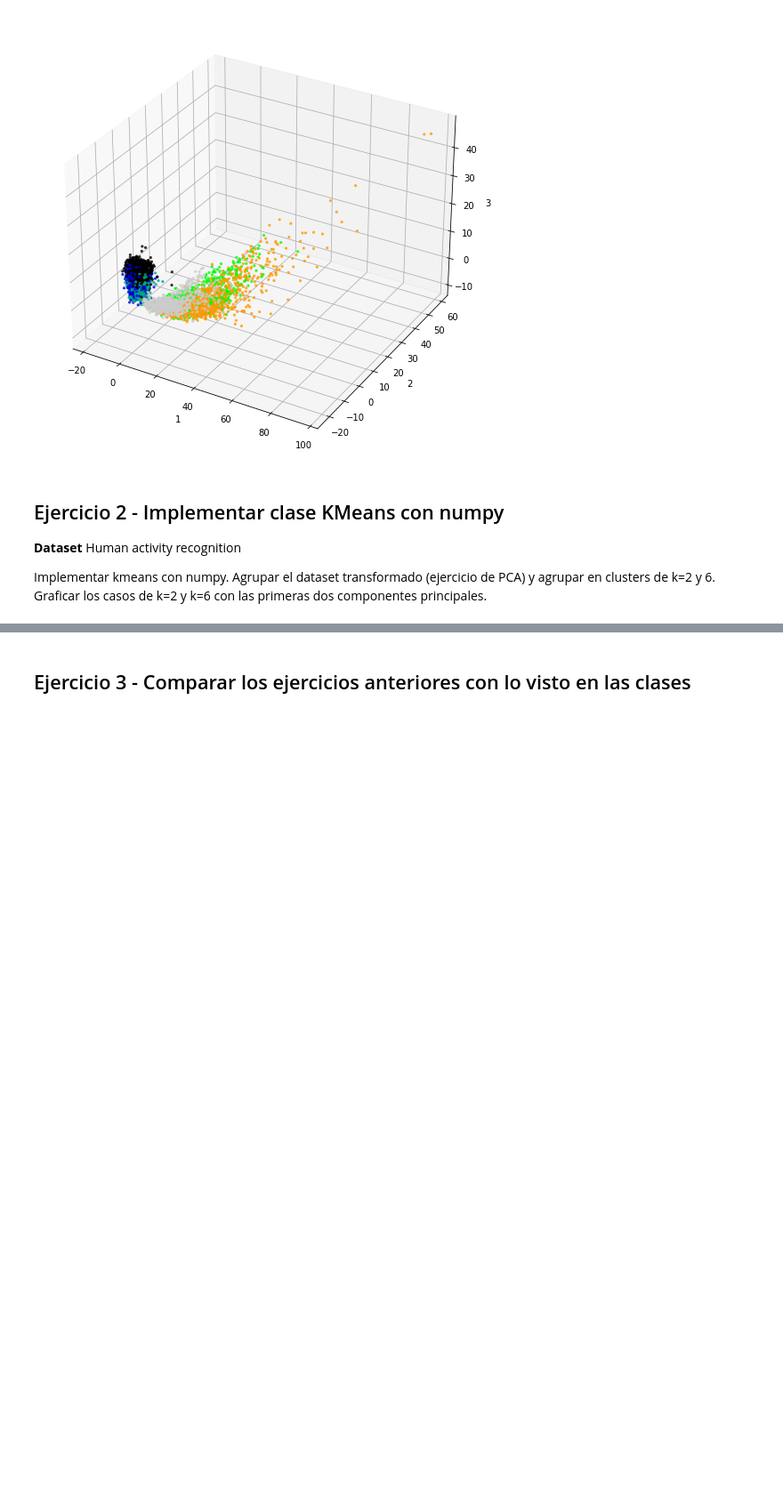
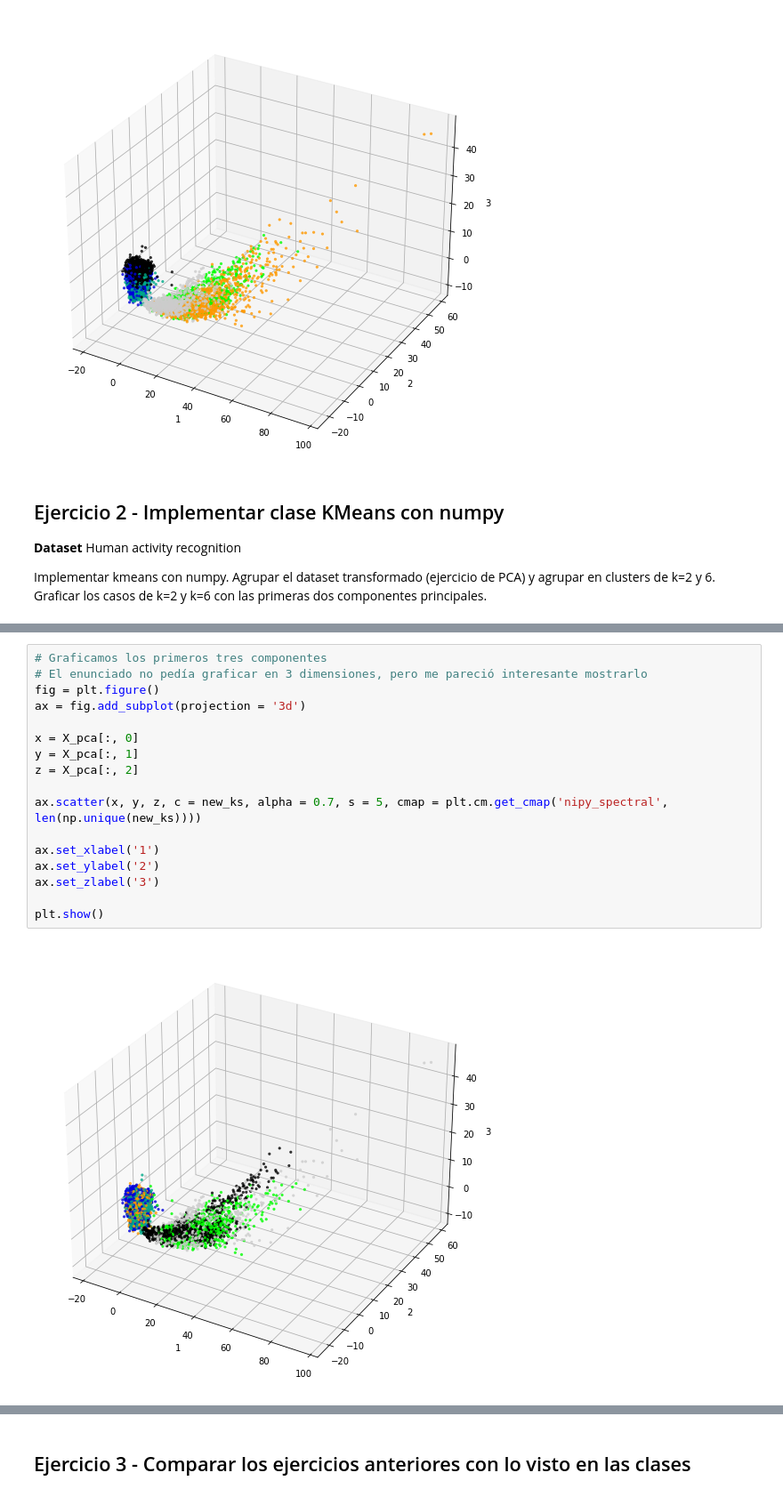
Before and after one commit to manco92/Inteligencia-Artificial, a Jupyter notebook: TP1 - Ejercicios 1, 2 y 3.ipynb, the cells around one changed output, grey strips where cells are left out. Shown: that part at 89% size. Saved outputs shown, nothing was run; the diff lists cells and outputs as text; blank space fills up the shorter version.

```diff
--- a/TP1 - Ejercicios 1, 2 y 3.ipynb
+++ b/TP1 - Ejercicios 1, 2 y 3.ipynb
@@ -200,0 +230,19 @@ plt.show()
+# %%
+# Graficamos los primeros tres componentes
+# El enunciado no pedía graficar en 3 dimensiones, pero me pareció interesante mostrarlo
+fig = plt.figure()
+ax = fig.add_subplot(projection = '3d')
+
+x = X_pca[:, 0]
+y = X_pca[:, 1]
+z = X_pca[:, 2]
+
+ax.scatter(x, y, z, c = new_ks, alpha = 0.7, s = 5, cmap = plt.cm.get_cmap('nipy_spectral', len(np.unique(new_ks))))
+
+ax.set_xlabel('1')
+ax.set_ylabel('2')
+ax.set_zlabel('3')
+
+plt.show()
+# %% [output]
+[figure, added]
```
Also changed, not shown: parts of 24 cells of this notebook.
